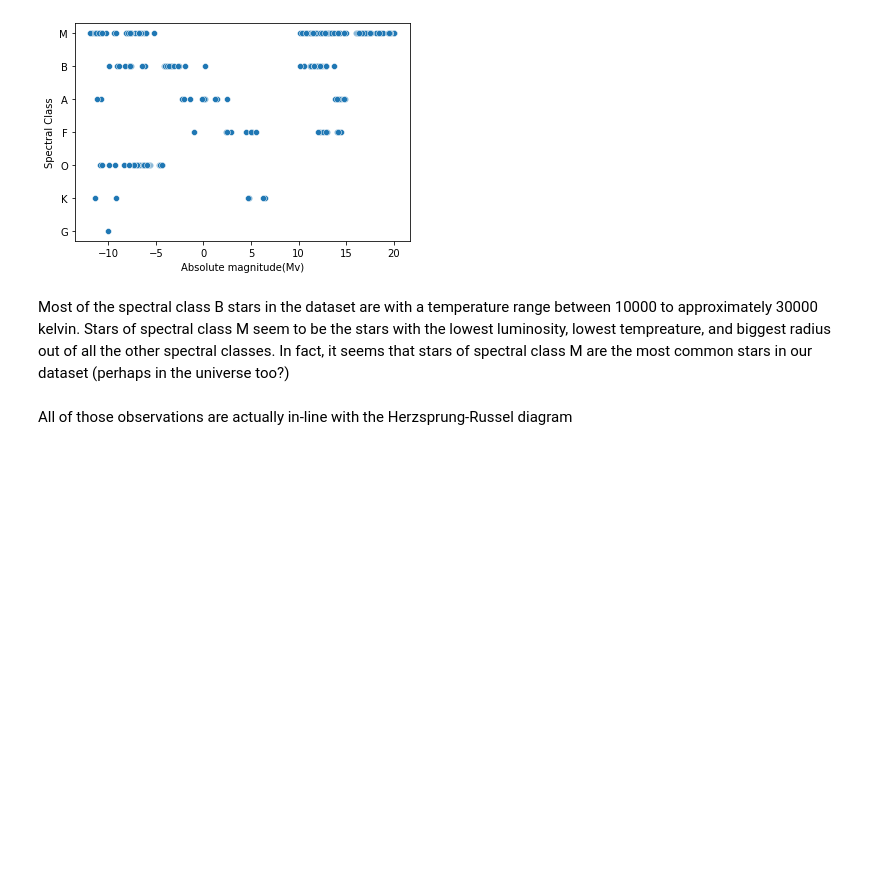
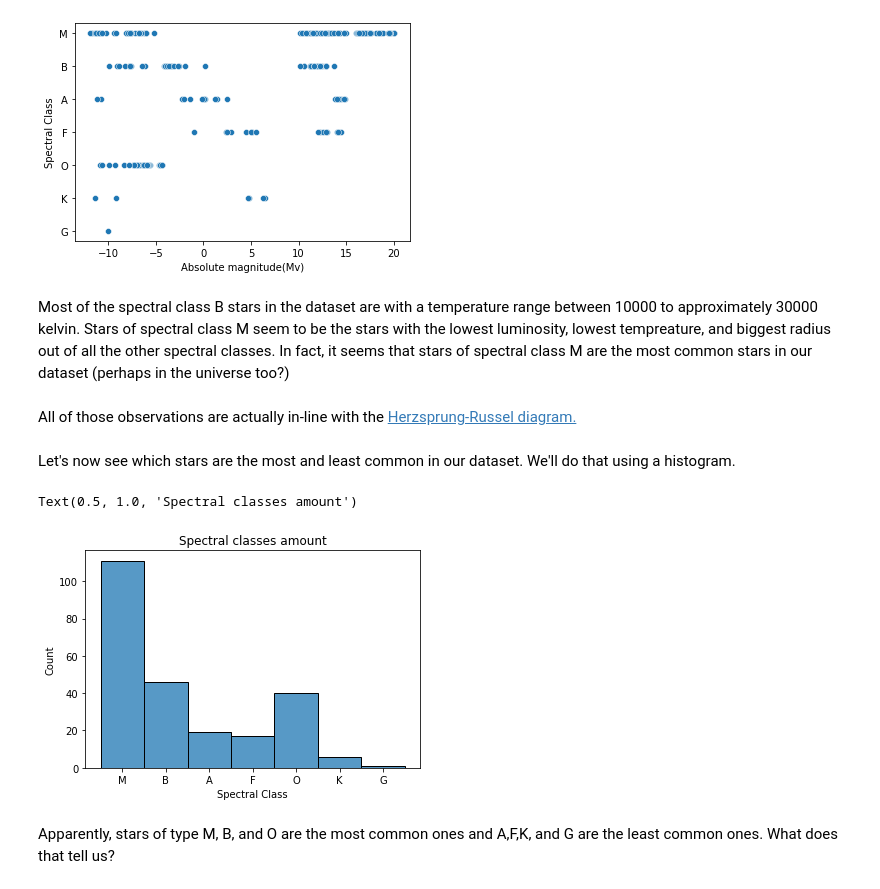
Before and after one commit to GoofyGalaxy374/StarTypeClassifier, a Jupyter notebook: Notebook/StarsClassifierNotebook.ipynb, the cells around one changed output. Drawn from its saved outputs; the diff is of its cells as text; code cells hidden in the pictures; blank space fills up the shorter version.

Commit message:
Added a histplot for the spectral classes

```diff
--- a/Notebook/StarsClassifierNotebook.ipynb
+++ b/Notebook/StarsClassifierNotebook.ipynb
@@ -77,4 +77,14 @@ sns.scatterplot(Dataset_StarType_Dropped['Absolute magnitude(Mv)'], Dataset_Star
 # %% [markdown]
 Most of the spectral class B stars in the dataset are with a temperature range between 10000 to approximately 30000 kelvin. Stars of spectral class M seem to be the stars with the lowest luminosity, lowest tempreature, and biggest radius out of all the other spectral classes. In fact, it seems that stars of spectral class M are the most common stars in our dataset (perhaps in the universe too?)
 # %% [markdown]
-All of those observations are actually in-line with the <a>Herzsprung-Russel diagram </a>
+All of those observations are actually in-line with the <a href='https://en.wikipedia.org/wiki/Hertzsprung%E2%80%93Russell_diagram'>Herzsprung-Russel diagram.</a>
+# %% [markdown]
+Let's now see which stars are the most and least common in our dataset. We'll do that using a histogram.
+# %%
+sns.histplot(Dataset_StarType_Dropped['Spectral Class'])
+plt.title('Spectral classes amount')
+# %% [output]
+Text(0.5, 1.0, 'Spectral classes amount')
+[figure, added]
+# %% [markdown]
+Apparently, stars of type M, B, and O are the most common ones and A,F,K, and G are the least common ones. What does that tell us?
```
